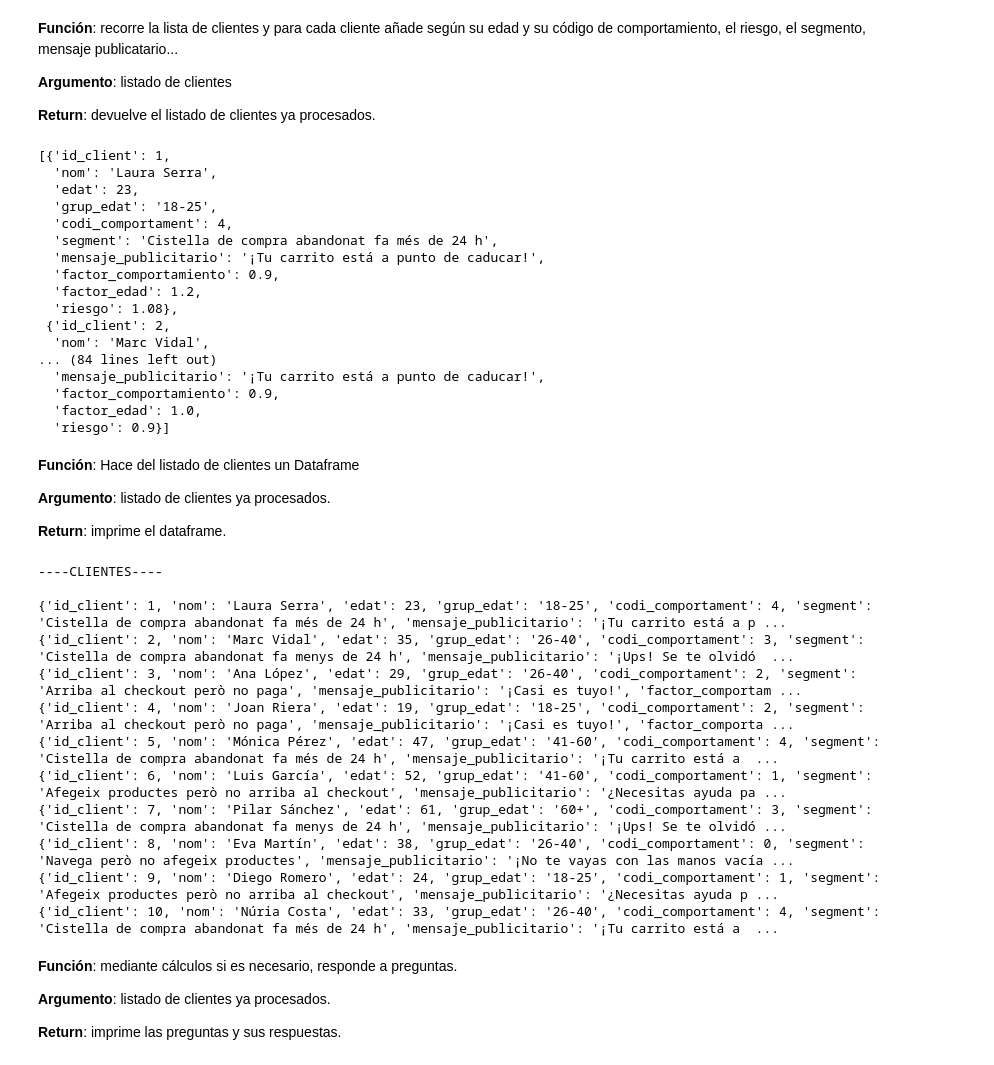
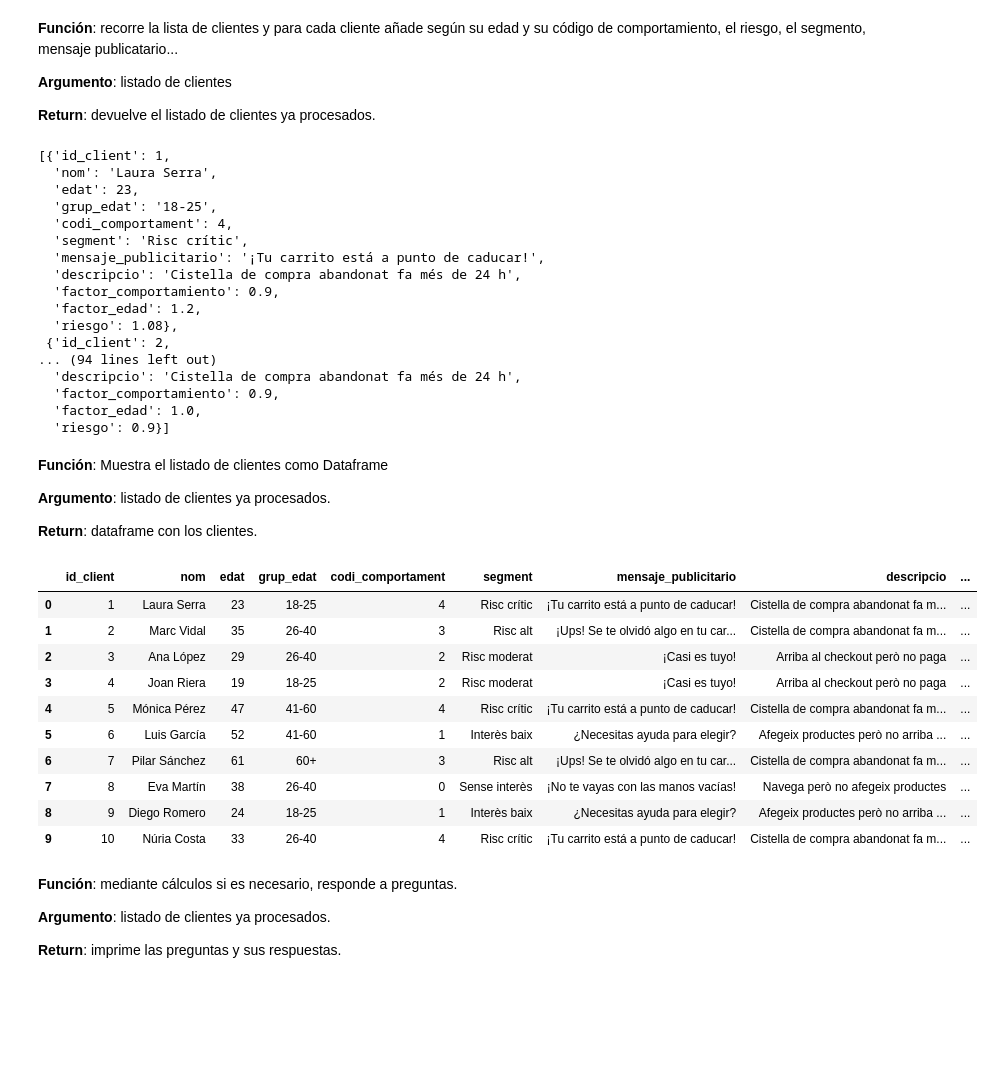
Before and after one commit to herrezueloangel/especialidad-analisis-datos, a Jupyter notebook: SPRINT 7/SPRINT_7.ipynb, the cells around one changed output. Cells and saved outputs as stored; diff of their text form; code cells hidden in the pictures; blank space fills up the shorter version.

```diff
--- a/SPRINT 7/SPRINT_7.ipynb
+++ b/SPRINT 7/SPRINT_7.ipynb
@@ -292,7 +283,7 @@ obtenir_segment_i_factor(4)
 **Return**: obtenemos el factor de edad.
 # %%
 def obtenir_factor_edat(grup_edat):
-  return factor_edad[grup_edat]
+  return FACTOR_EDAD[grup_edat]
 # %%
 obtenir_factor_edat('26-40')
 # %% [output]
@@ -318,11 +309,11 @@ calcular_risc(0.75, 0.85)
 
 **Return**: devuelve el listado de clientes ya procesados.
 # %%
-def processar_clients(clientes):
+def processar_clientes_segmentacion(clientes):
   clientes_procesados = []
 
   for cliente in clientes:
-    segment, mensaje_publicitario, factor_comportamiento = obtenir_segment_i_factor(
+    segment, descripcio, missatge, factor_comportamiento = obtenir_segment_i_factor(
         cliente['codi_comportament']
     )
     factor_edad = obtenir_factor_edat(
@@ -339,7 +330,8 @@ def processar_clients(clientes):
         'grup_edat':cliente['grup_edat'],
         'codi_comportament':cliente['codi_comportament'],
         'segment':segment,
-        'mensaje_publicitario':mensaje_publicitario,
+        'mensaje_publicitario':missatge,
+        'descripcio':descripcio,
         'factor_comportamiento':factor_comportamiento,
         'factor_edad':factor_edad,
         'riesgo':riesgo
@@ -347,51 +339,49 @@ def processar_clients(clientes):
     clientes_procesados.append(nuevo_cliente)
   return clientes_procesados
 # %%
-processar_clients(clientes)
+processar_clientes_segmentacion(clientes)
 # %% [output]
 [{'id_client': 1,
   'nom': 'Laura Serra',
   'edat': 23,
   'grup_edat': '18-25',
   'codi_comportament': 4,
-  'segment': 'Cistella de compra abandonat fa més de 24 h',
+  'segment': 'Risc crític',
   'mensaje_publicitario': '¡Tu carrito está a punto de caducar!',
+  'descripcio': 'Cistella de compra abandonat fa més de 24 h',
   'factor_comportamiento': 0.9,
   'factor_edad': 1.2,
   'riesgo': 1.08},
  {'id_client': 2,
-  'nom': 'Marc Vidal',
-... (84 lines left out)
-  'mensaje_publicitario': '¡Tu carrito está a punto de caducar!',
+... (94 lines left out)
+  'descripcio': 'Cistella de compra abandonat fa més de 24 h',
   'factor_comportamiento': 0.9,
   'factor_edad': 1.0,
   'riesgo': 0.9}]
 # %% [markdown]
-**Función**: Hace del listado de clientes un Dataframe
+**Función**: Muestra el listado de clientes como Dataframe
 
 **Argumento**: listado de clientes ya procesados.
 
-**Return**: imprime el dataframe.
+**Return**: dataframe con los clientes.
-# %%
-def mostrar_dataframe(clientes_procesados):
-  print('\n----CLIENTES----\n')
-  for cliente in clientes_procesados:
-    print(cliente)
+# %%
+def mostrar_dataframe(clientes_procesados):
+  df = pd.DataFrame(clientes_procesados)
+  return (df)
 # %%
-mostrar_dataframe(processar_clients(clientes))
+mostrar_dataframe(processar_clientes_segmentacion(clientes))
 # %% [output]
-----CLIENTES----
-
-{'id_client': 1, 'nom': 'Laura Serra', 'edat': 23, 'grup_edat': '18-25', 'codi_comportament': 4, 'segment': 'Cistella de compra abandonat fa més de 24 h', 'mensaje_publicitario': '¡Tu carrito está a p ...
-{'id_client': 2, 'nom': 'Marc Vidal', 'edat': 35, 'grup_edat': '26-40', 'codi_comportament': 3, 'segment': 'Cistella de compra abandonat fa menys de 24 h', 'mensaje_publicitario': '¡Ups! Se te olvidó  ...
-{'id_client': 3, 'nom': 'Ana López', 'edat': 29, 'grup_edat': '26-40', 'codi_comportament': 2, 'segment': 'Arriba al checkout però no paga', 'mensaje_publicitario': '¡Casi es tuyo!', 'factor_comportam ...
-{'id_client': 4, 'nom': 'Joan Riera', 'edat': 19, 'grup_edat': '18-25', 'codi_comportament': 2, 'segment': 'Arriba al checkout però no paga', 'mensaje_publicitario': '¡Casi es tuyo!', 'factor_comporta ...
-{'id_client': 5, 'nom': 'Mónica Pérez', 'edat': 47, 'grup_edat': '41-60', 'codi_comportament': 4, 'segment': 'Cistella de compra abandonat fa més de 24 h', 'mensaje_publicitario': '¡Tu carrito está a  ...
-{'id_client': 6, 'nom': 'Luis García', 'edat': 52, 'grup_edat': '41-60', 'codi_comportament': 1, 'segment': 'Afegeix productes però no arriba al checkout', 'mensaje_publicitario': '¿Necesitas ayuda pa ...
-{'id_client': 7, 'nom': 'Pilar Sánchez', 'edat': 61, 'grup_edat': '60+', 'codi_comportament': 3, 'segment': 'Cistella de compra abandonat fa menys de 24 h', 'mensaje_publicitario': '¡Ups! Se te olvidó ...
-{'id_client': 8, 'nom': 'Eva Martín', 'edat': 38, 'grup_edat': '26-40', 'codi_comportament': 0, 'segment': 'Navega però no afegeix productes', 'mensaje_publicitario': '¡No te vayas con las manos vacía ...
-{'id_client': 9, 'nom': 'Diego Romero', 'edat': 24, 'grup_edat': '18-25', 'codi_comportament': 1, 'segment': 'Afegeix productes però no arriba al checkout', 'mensaje_publicitario': '¿Necesitas ayuda p ...
-{'id_client': 10, 'nom': 'Núria Costa', 'edat': 33, 'grup_edat': '26-40', 'codi_comportament': 4, 'segment': 'Cistella de compra abandonat fa més de 24 h', 'mensaje_publicitario': '¡Tu carrito está a  ...
+|  | id_client | nom | edat | grup_edat | codi_comportament | segment | mensaje_publicitario | descripcio | ... |
+| 0 | 1 | Laura Serra | 23 | 18-25 | 4 | Risc crític | ¡Tu carrito está a punto de caducar! | Cistella de compra abandonat fa m... | ... |
+| 1 | 2 | Marc Vidal | 35 | 26-40 | 3 | Risc alt | ¡Ups! Se te olvidó algo en tu car... | Cistella de compra abandonat fa m... | ... |
+| 2 | 3 | Ana López | 29 | 26-40 | 2 | Risc moderat | ¡Casi es tuyo! | Arriba al checkout però no paga | ... |
+| 3 | 4 | Joan Riera | 19 | 18-25 | 2 | Risc moderat | ¡Casi es tuyo! | Arriba al checkout però no paga | ... |
+| 4 | 5 | Mónica Pérez | 47 | 41-60 | 4 | Risc crític | ¡Tu carrito está a punto de caducar! | Cistella de compra abandonat fa m... | ... |
+| 5 | 6 | Luis García | 52 | 41-60 | 1 | Interès baix | ¿Necesitas ayuda para elegir? | Afegeix productes però no arriba ... | ... |
+| 6 | 7 | Pilar Sánchez | 61 | 60+ | 3 | Risc alt | ¡Ups! Se te olvidó algo en tu car... | Cistella de compra abandonat fa m... | ... |
+| 7 | 8 | Eva Martín | 38 | 26-40 | 0 | Sense interès | ¡No te vayas con las manos vacías! | Navega però no afegeix productes | ... |
+| 8 | 9 | Diego Romero | 24 | 18-25 | 1 | Interès baix | ¿Necesitas ayuda para elegir? | Afegeix productes però no arriba ... | ... |
+| 9 | 10 | Núria Costa | 33 | 26-40 | 4 | Risc crític | ¡Tu carrito está a punto de caducar! | Cistella de compra abandonat fa m... | ... |
 # %% [markdown]
 **Función**: mediante cálculos si es necesario, responde a preguntas.
 
```
Also changed, not shown: parts of 40 cells of this notebook.
